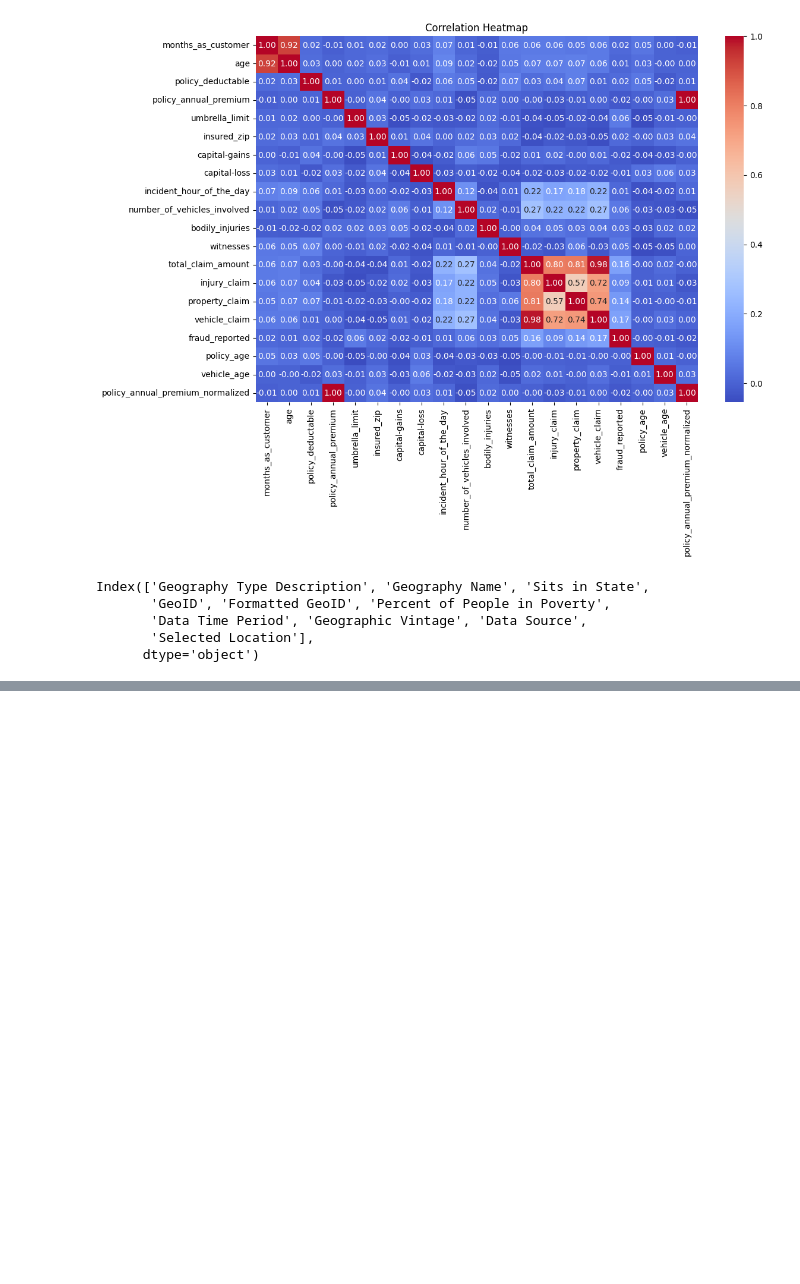
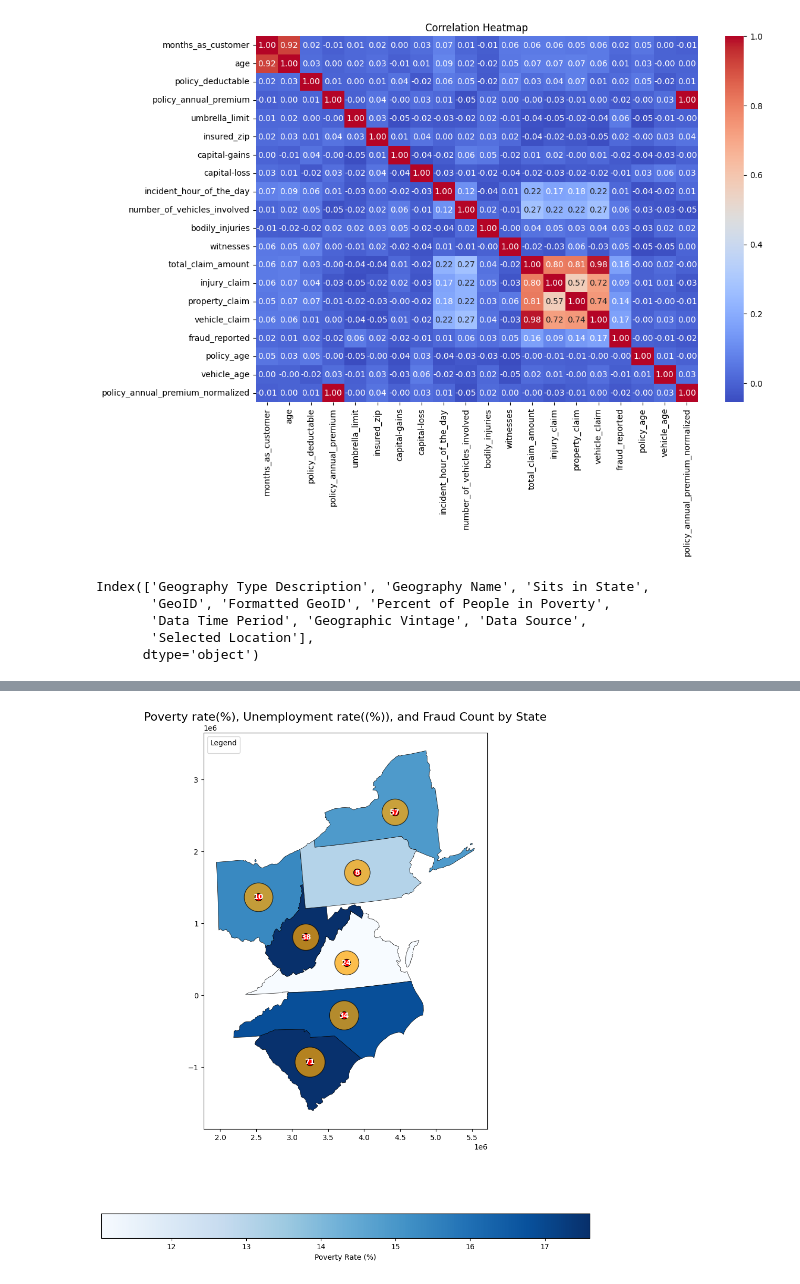
Before and after one commit to HarshGujarathi7/Data-Science-in-Finance--Independent-Study, a Jupyter notebook: Insurance_claim.ipynb, the cells around one changed output, grey strips where cells are left out. Cells and saved outputs as stored; diff of their text form; code cells hidden in the pictures; blank space fills up the shorter version.

```diff
--- a/Insurance_claim.ipynb
+++ b/Insurance_claim.ipynb
@@ -436,0 +551,2 @@ fraud_counts = insurance_fraud.groupby('incident_state')['fraud_reported'].sum()
+# %%
+merged_poverty_unemp_fraud = merged_unemp_fraud.merge(merged_poverty_fraud,on='State Abbrev', how='left')
@@ -436,0 +568,62 @@ fraud_counts = insurance_fraud.groupby('incident_state')['fraud_reported'].sum()
+# %%
+# Filter the GeoDataFrame to include only the selected states
+selected_states = ['NC', 'NY', 'OH', 'PA', 'SC', 'VA', 'WV']
+filtered_gdf = merged_poverty_unemp_fraud[merged_poverty_unemp_fraud['State Abbrev'].isin(selected_states)]
+
+# Set the correct geometry column
+filtered_gdf = filtered_gdf.set_geometry('geometry_x')
+
+# Calculate centroids for fraud count placement
+filtered_gdf['centroid'] = filtered_gdf.geometry.centroid
+
+# Plot the map
+fig, ax = plt.subplots(1, figsize=(12, 14))
+
+# Step 1: Plot poverty rates as the background color
+poverty_layer = filtered_gdf.plot(
+    ax=ax,
+    column='Percent of People in Poverty',
+    cmap='Blues',
+    edgecolor='black',
+    linewidth=0.5,
+    legend=True,
+    legend_kwds={'label': "Poverty Rate (%)", 'orientation': "horizontal"}
+)
+
+# Step 2: Add proportional circles for unemployment rates
+for idx, row in filtered_gdf.iterrows():
+    ax.scatter(
+        row['centroid'].x, row['centroid'].y,
+        s=row['Unemployment Rate'] * 150,  # Scale size proportional to unemployment rate
+        color='orange',
+        alpha=0.7,
+        edgecolors='black',
+        label='Unemployment Rate (size proportional)' if idx == 0 else ""
+    )
+
+# Step 3: Add fraud count markers at centroids
+for idx, row in filtered_gdf.iterrows():
+    ax.scatter(
+        row['centroid'].x, row['centroid'].y,
+        s=100,  # Fixed size for fraud count markers
+        color='red',
+        alpha=1,
+        edgecolors='black',
+        label='Fraud Count (marker at centroid)' if idx == 0 else ""
+    )
+
+# Step 4: Annotate fraud count numbers
+for idx, row in filtered_gdf.iterrows():
+    if row['centroid'] is not None:
+        ax.text(
+            row['centroid'].x, row['centroid'].y,
+            str(int(row['Fraud Count_y'])),
+            fontsize=10, ha='center', va='center', color='white', weight='bold'
+        )
+
+# Title and legend
+ax.set_title('Poverty rate(%), Unemployment rate((%)), and Fraud Count by State', fontsize=16)
+ax.legend(loc='upper left', frameon=True, title='Legend')
+
+plt.show()
+# %% [output]
@@ -436,0 +631 @@ fraud_counts = insurance_fraud.groupby('incident_state')['fraud_reported'].sum()
+[figure, added]
```
Also changed, not shown: parts of 21 cells of this notebook.
